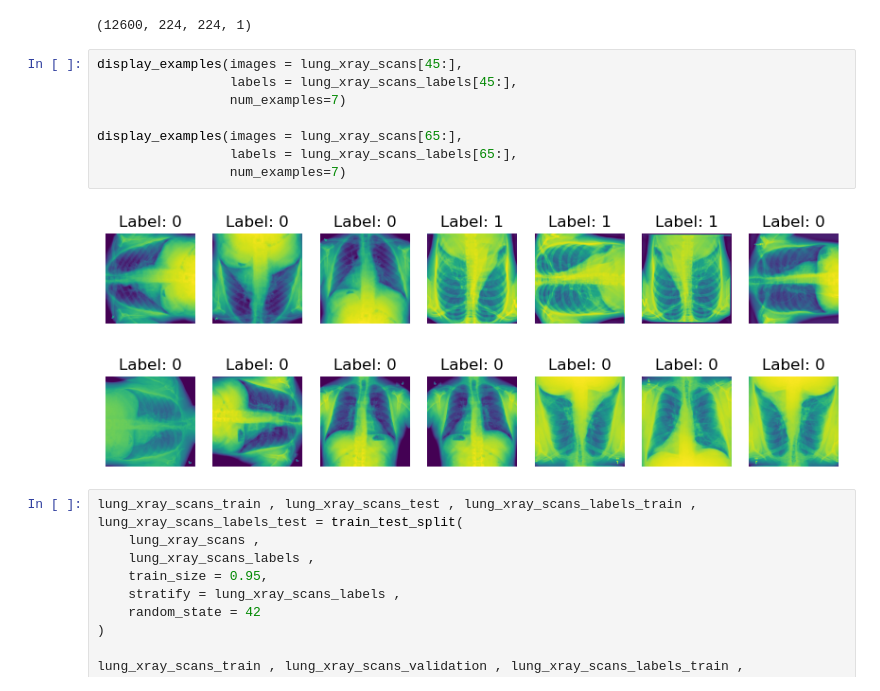
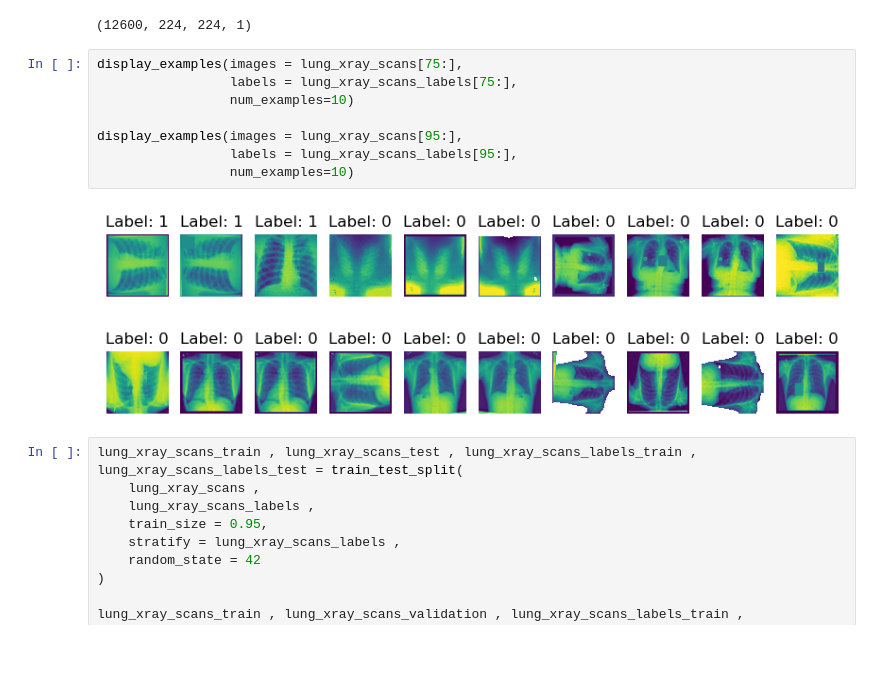
Before and after one commit to ElijahAnalysis/XrayCT-Disease-Detection, a Jupyter notebook: notebook/tuberculosis/Tuberculosis_detection(Model Build).ipynb, the cells around one changed output. Cells and saved outputs as stored; diff of their text form; blank space fills up the shorter version.

```diff
--- a/notebook/tuberculosis/Tuberculosis_detection(Model Build).ipynb
+++ b/notebook/tuberculosis/Tuberculosis_detection(Model Build).ipynb
@@ -71,16 +132,16 @@ lung_xray_scans.shape
 # %% [output]
 (12600, 224, 224, 1)
 # %%
-display_examples(images = lung_xray_scans[45:],
-                 labels = lung_xray_scans_labels[45:],
-                 num_examples=7)
+display_examples(images = lung_xray_scans[75:],
+                 labels = lung_xray_scans_labels[75:],
+                 num_examples=10)
 
-display_examples(images = lung_xray_scans[65:],
-                 labels = lung_xray_scans_labels[65:],
-                 num_examples=7)
+display_examples(images = lung_xray_scans[95:],
+                 labels = lung_xray_scans_labels[95:],
+                 num_examples=10)
 # %% [output]
-[figure, old version]
+[figure, new version]
-[figure, old version]
+[figure, new version]
 # %%
 lung_xray_scans_train , lung_xray_scans_test , lung_xray_scans_labels_train , lung_xray_scans_labels_test = train_test_split(
     lung_xray_scans ,
```
Also changed, not shown: parts of 2 cells of this notebook.
